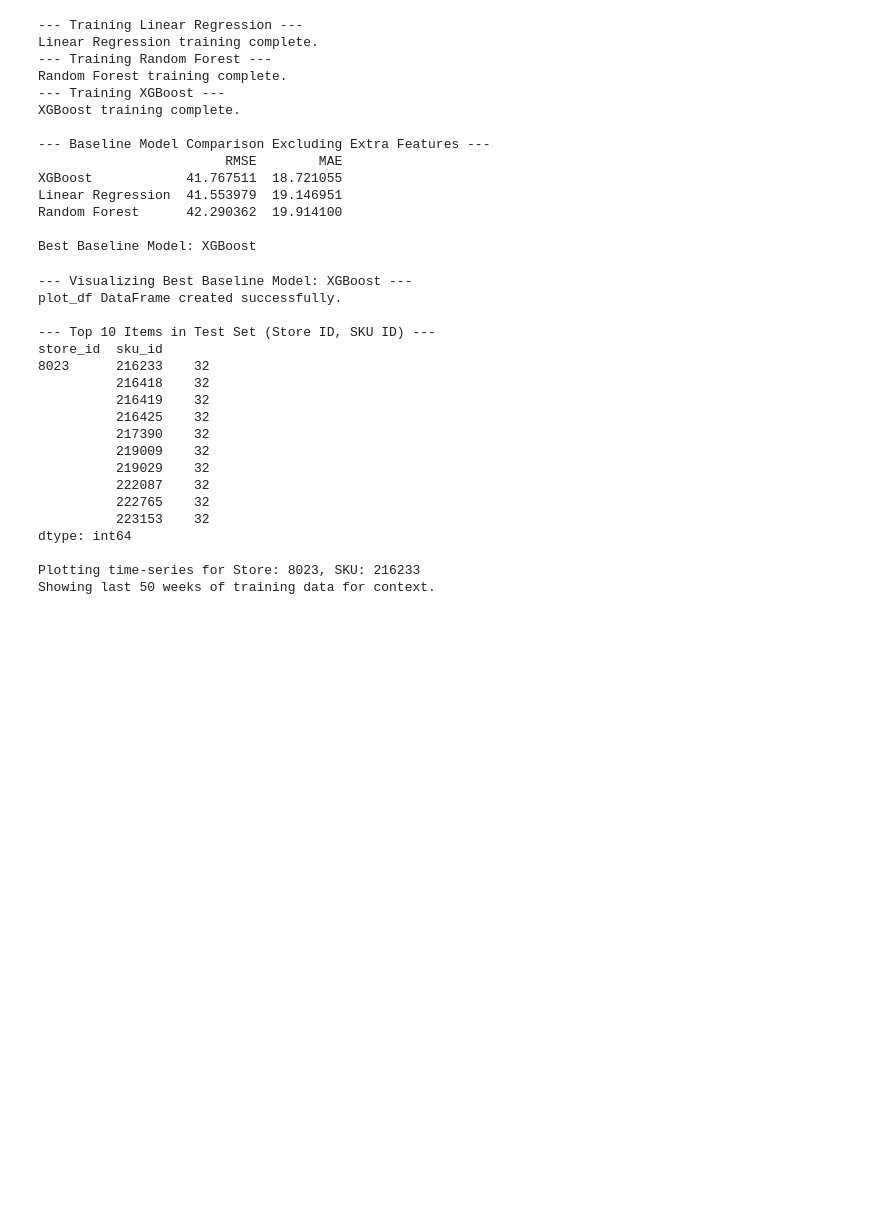
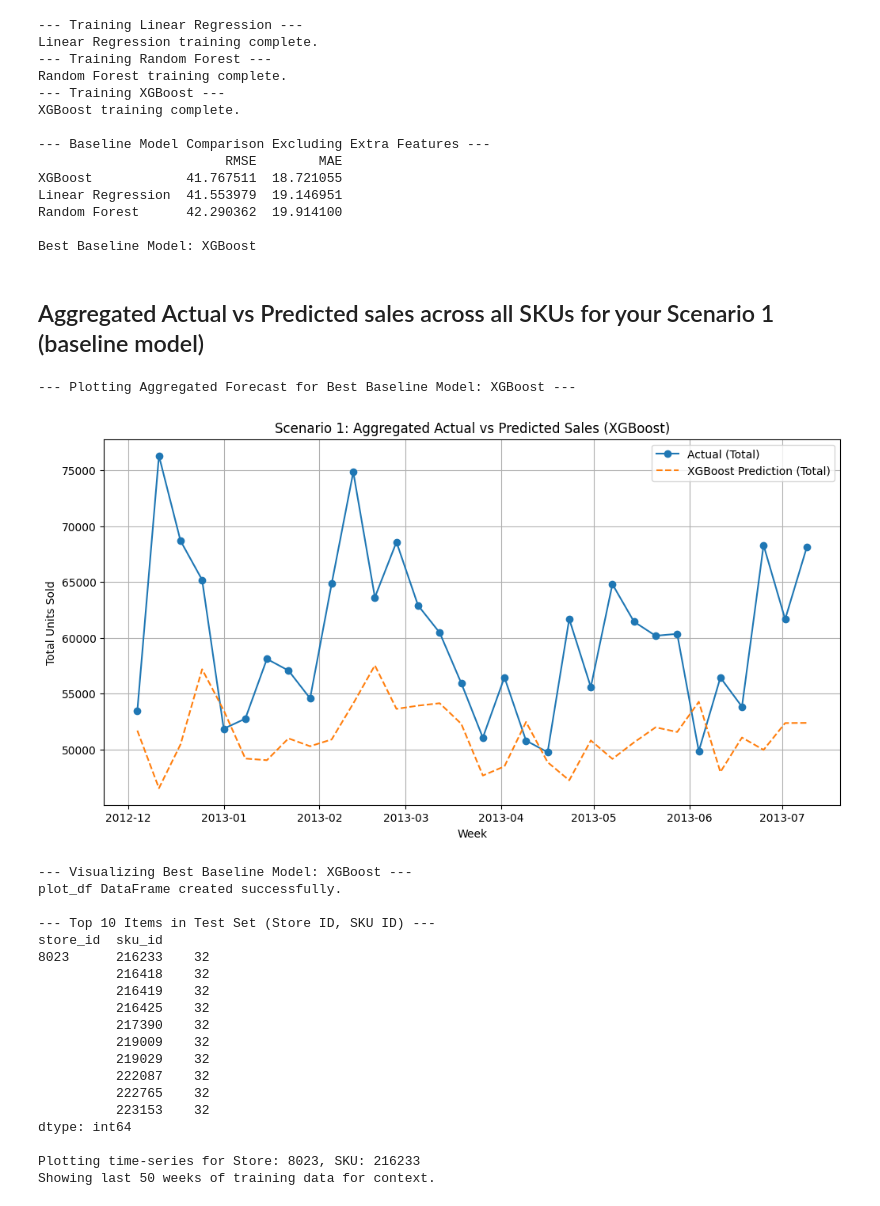
Before and after one commit to ramdular-lab/Demand-Forecasting---braxton-data, a Jupyter notebook: Demand Forecasting.ipynb, the cells around one changed output. Saved outputs shown, nothing was run; the diff lists cells and outputs as text; code cells hidden in the pictures; blank space fills up the shorter version.

```diff
--- a/Demand Forecasting.ipynb
+++ b/Demand Forecasting.ipynb
@@ -498,6 +498,49 @@ Linear Regression  41.553979  19.146951
 Random Forest      42.290362  19.914100
 
 Best Baseline Model: XGBoost
+# %% [markdown]
+## Aggregated Actual vs Predicted sales across all SKUs for your Scenario 1 (baseline model)
+# %%
+import pandas as pd
+import numpy as np
+import matplotlib.pyplot as plt
+
+# --- 1. Get Predictions from Best Model ---
+best_model_name = results_df.index[0]
+best_model = models[best_model_name]
+print(f"--- Plotting Aggregated Forecast for Best Baseline Model: {best_model_name} ---")
+
+# Make predictions (log scale)
+preds_log = best_model.predict(X_test_base)
+
+# Convert predictions and test data to actual units
+preds_actual = np.expm1(preds_log)
+y_test_actual = np.expm1(y_test_base)
+
+# Combine with test dataframe
+plot_df = test_df.copy()
+plot_df['Actual Units Sold'] = y_test_actual
+plot_df['Predicted Units Sold'] = preds_actual
+
+# --- 2. Aggregate all SKUs per week ---
+agg_plot_df = plot_df.groupby('week', as_index=False).agg({
+    'Actual Units Sold': 'sum',
+    'Predicted Units Sold': 'sum'
+})
+
+# --- 3. Plot aggregated Actual vs Predicted ---
+plt.figure(figsize=(12, 6))
+plt.plot(agg_plot_df['week'], agg_plot_df['Actual Units Sold'], label='Actual (Total)', marker='o')
+plt.plot(agg_plot_df['week'], agg_plot_df['Predicted Units Sold'], label=f'{best_model_name} Prediction (Total)', linestyle='--')
+plt.legend()
+plt.title(f"Scenario 1: Aggregated Actual vs Predicted Sales ({best_model_name})")
+plt.xlabel("Week")
+plt.ylabel("Total Units Sold")
+plt.grid(True)
+plt.show()
+# %% [output]
+--- Plotting Aggregated Forecast for Best Baseline Model: XGBoost ---
+[figure, added]
 # %%
 import plotly.graph_objects as go
 import numpy as np
```
Also changed, not shown: parts of 15 cells of this notebook, 1 other file.
